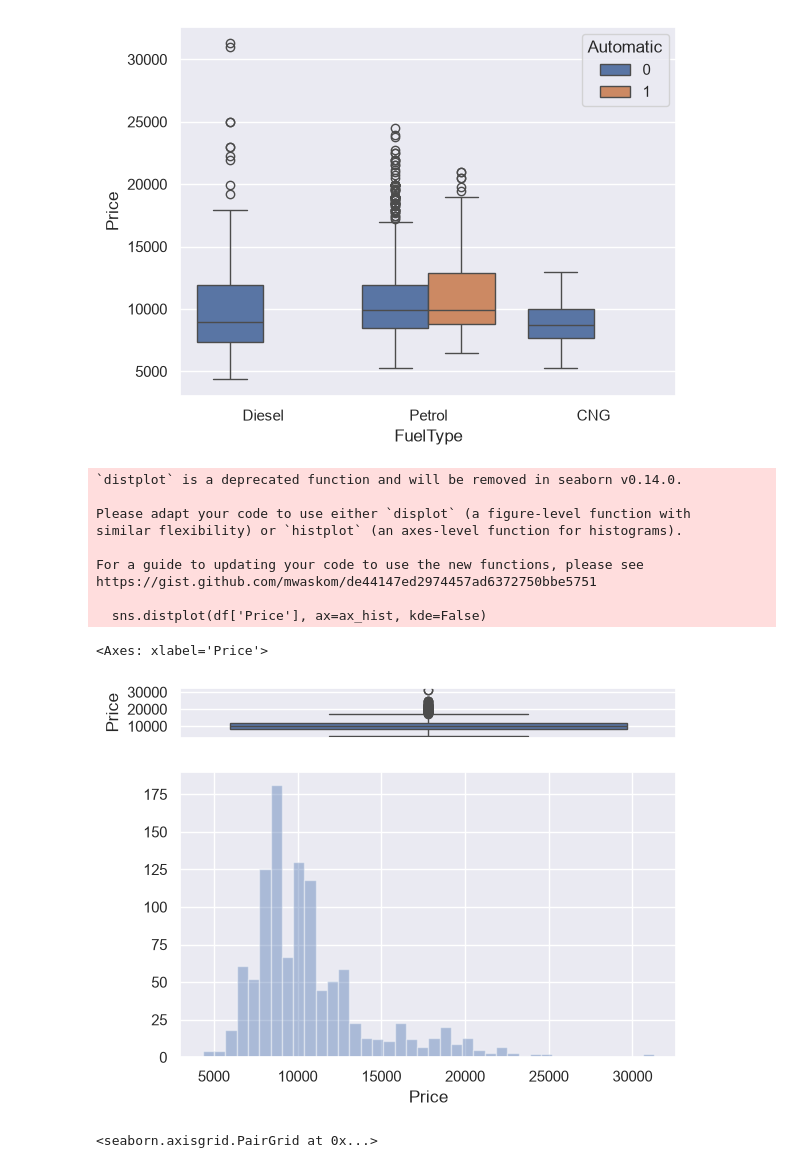
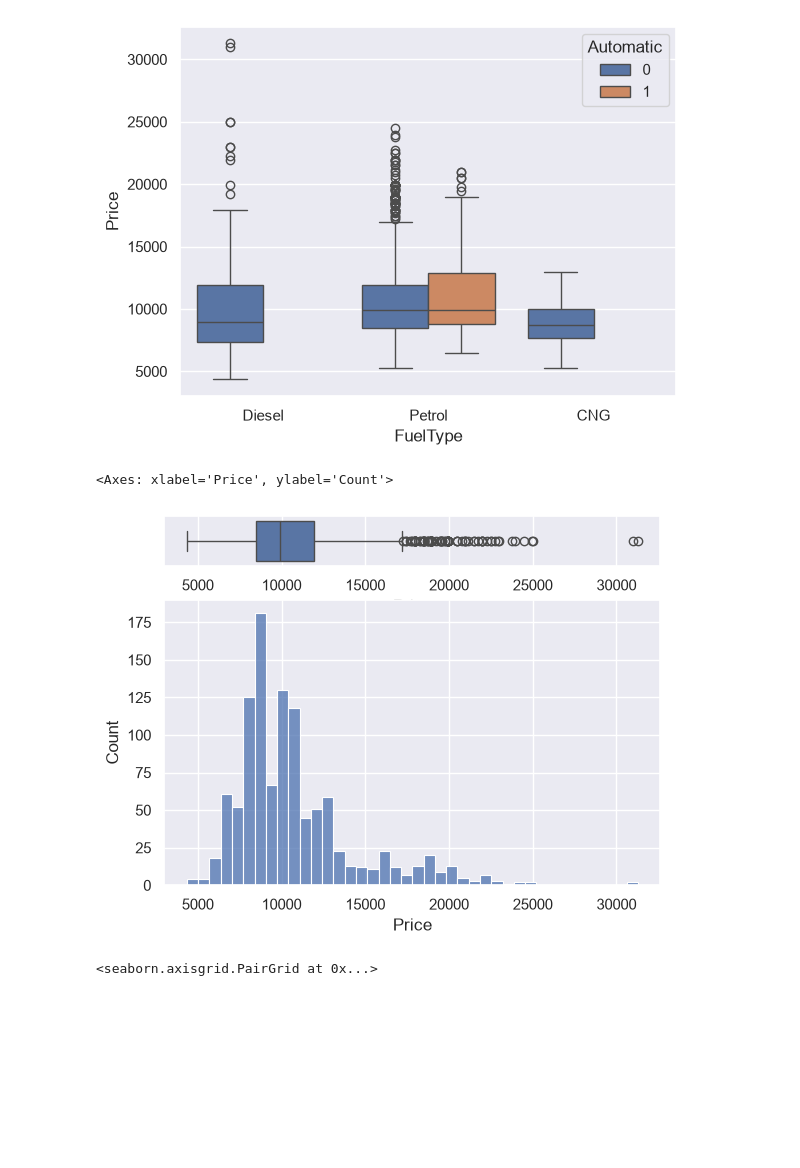
Before and after one commit to Khyaliram-ai/AI-DataScience-Portfolio, a Jupyter notebook: Python_Basics/pandas_for_plots.IPYNB, the cells around one changed output. Cells and saved outputs as stored; diff of their text form; code cells hidden in the pictures; blank space fills up the shorter version.

```diff
--- a/Python_Basics/pandas_for_plots.IPYNB
+++ b/Python_Basics/pandas_for_plots.IPYNB
@@ -355,20 +280,11 @@ sns.boxplot(x='FuelType',y='Price',data=df,hue='Automatic')
 [figure]
 # %%
 f,(ax_box,ax_hist) = plt.subplots(2,  gridspec_kw={"height_ratios": (.15, .85)})
-sns.boxplot(df['Price'], ax=ax_box)
-sns.distplot(df['Price'], ax=ax_hist, kde=False)
+sns.boxplot(x=df['Price'], ax=ax_box)
+sns.histplot(data=df, x='Price', ax=ax_hist, kde=False)
 # %% [output]
-`distplot` is a deprecated function and will be removed in seaborn v0.14.0.
-
-Please adapt your code to use either `displot` (a figure-level function with
-similar flexibility) or `histplot` (an axes-level function for histograms).
-
-For a guide to updating your code to use the new functions, please see
-https://gist.github.com/mwaskom/de44147ed2974457ad6372750bbe5751
-
-  sns.distplot(df['Price'], ax=ax_hist, kde=False)
+<Axes: xlabel='Price', ylabel='Count'>
-<Axes: xlabel='Price'>
-[figure, old version]
+[figure, new version]
 # %%
 sns.pairplot(df,kind="scatter" , hue='FuelType', palette='Set1')
 # %% [output]
```
Also changed, not shown: parts of 10 cells of this notebook, 1 other file.
